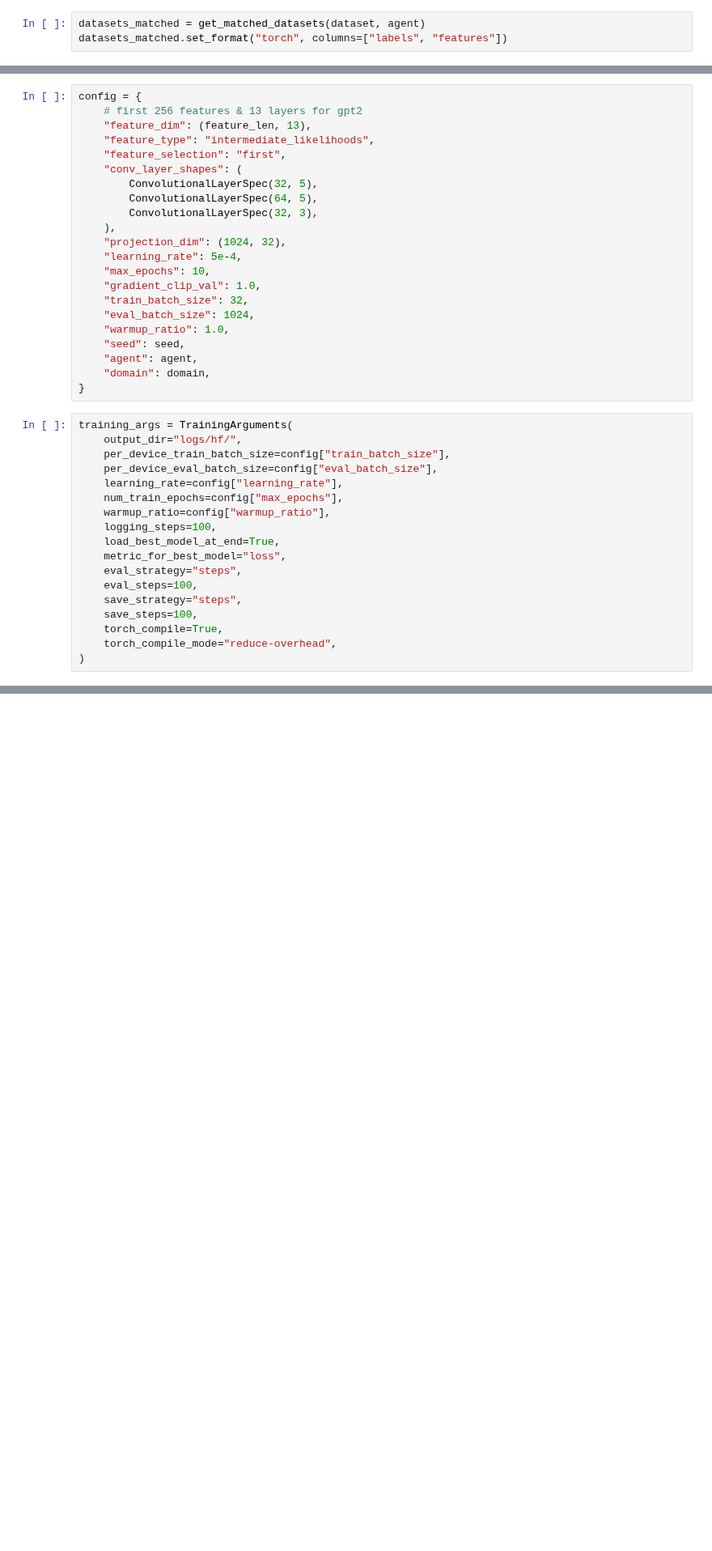
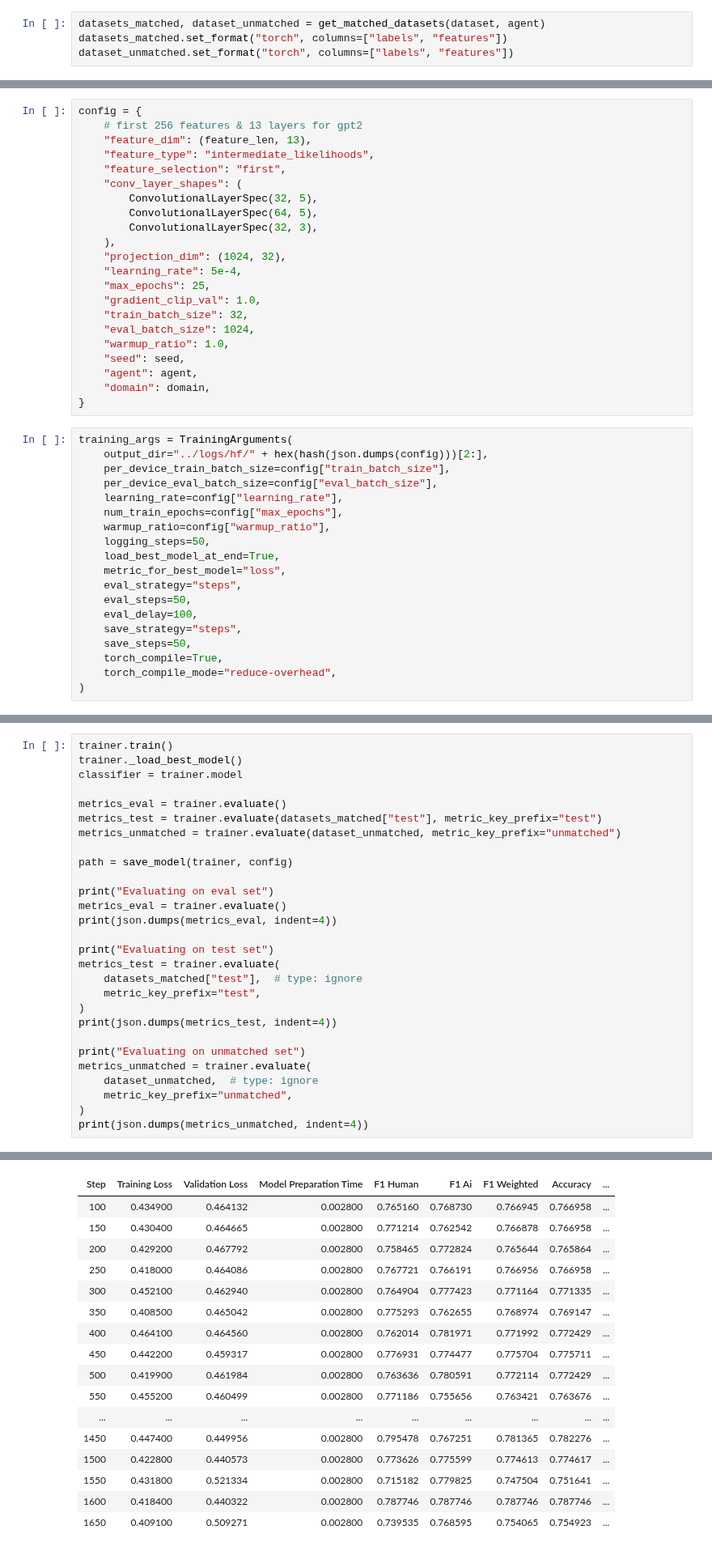
Before and after one commit to TheItCrOw/PrismAI, a Jupyter notebook: src/luminar_accelerate.ipynb, the cells around one changed output, grey strips where cells are left out. Shown at 81% size. Cells and saved outputs as stored; diff of their text form; blank space fills up the shorter version.

```diff
--- a/src/luminar_accelerate.ipynb
+++ b/src/luminar_accelerate.ipynb
@@ -164,3 +78,4 @@ dataset: Dataset = (
 # %%
-datasets_matched = get_matched_datasets(dataset, agent)
+datasets_matched, dataset_unmatched = get_matched_datasets(dataset, agent)
 datasets_matched.set_format("torch", columns=["labels", "features"])
+dataset_unmatched.set_format("torch", columns=["labels", "features"])
@@ -177,7 +109,7 @@ config = {
     ),
     "projection_dim": (1024, 32),
     "learning_rate": 5e-4,
-    "max_epochs": 10,
+    "max_epochs": 25,
     "gradient_clip_val": 1.0,
     "train_batch_size": 32,
     "eval_batch_size": 1024,
@@ -188,19 +120,20 @@ config = {
 }
 # %%
 training_args = TrainingArguments(
-    output_dir="logs/hf/",
+    output_dir="../logs/hf/" + hex(hash(json.dumps(config)))[2:],
     per_device_train_batch_size=config["train_batch_size"],
     per_device_eval_batch_size=config["eval_batch_size"],
     learning_rate=config["learning_rate"],
     num_train_epochs=config["max_epochs"],
     warmup_ratio=config["warmup_ratio"],
-    logging_steps=100,
+    logging_steps=50,
     load_best_model_at_end=True,
     metric_for_best_model="loss",
     eval_strategy="steps",
-    eval_steps=100,
+    eval_steps=50,
+    eval_delay=100,
     save_strategy="steps",
-    save_steps=100,
+    save_steps=50,
     torch_compile=True,
     torch_compile_mode="reduce-overhead",
 )
@@ -368,0 +288,29 @@ early stopping required metric_for_best_model, but did not find eval_loss so ear
+# %%
+trainer.train()
+trainer._load_best_model()
+classifier = trainer.model
+
+metrics_eval = trainer.evaluate()
+metrics_test = trainer.evaluate(datasets_matched["test"], metric_key_prefix="test")
+metrics_unmatched = trainer.evaluate(dataset_unmatched, metric_key_prefix="unmatched")
+
+path = save_model(trainer, config)
+
+print("Evaluating on eval set")
+metrics_eval = trainer.evaluate()
+print(json.dumps(metrics_eval, indent=4))
+
+print("Evaluating on test set")
+metrics_test = trainer.evaluate(
+    datasets_matched["test"],  # type: ignore
+    metric_key_prefix="test",
+)
+print(json.dumps(metrics_test, indent=4))
+
+print("Evaluating on unmatched set")
+metrics_unmatched = trainer.evaluate(
+    dataset_unmatched,  # type: ignore
+    metric_key_prefix="unmatched",
+)
+print(json.dumps(metrics_unmatched, indent=4))
+# %% [output]
@@ -368,0 +318,17 @@ early stopping required metric_for_best_model, but did not find eval_loss so ear
+| Step | Training Loss | Validation Loss | Model Preparation Time | F1 Human | F1 Ai | F1 Weighted | Accuracy | ... |
+| 100 | 0.434900 | 0.464132 | 0.002800 | 0.765160 | 0.768730 | 0.766945 | 0.766958 | ... |
+| 150 | 0.430400 | 0.464665 | 0.002800 | 0.771214 | 0.762542 | 0.766878 | 0.766958 | ... |
+| 200 | 0.429200 | 0.467792 | 0.002800 | 0.758465 | 0.772824 | 0.765644 | 0.765864 | ... |
+| 250 | 0.418000 | 0.464086 | 0.002800 | 0.767721 | 0.766191 | 0.766956 | 0.766958 | ... |
+| 300 | 0.452100 | 0.462940 | 0.002800 | 0.764904 | 0.777423 | 0.771164 | 0.771335 | ... |
+| 350 | 0.408500 | 0.465042 | 0.002800 | 0.775293 | 0.762655 | 0.768974 | 0.769147 | ... |
+| 400 | 0.464100 | 0.464560 | 0.002800 | 0.762014 | 0.781971 | 0.771992 | 0.772429 | ... |
+| 450 | 0.442200 | 0.459317 | 0.002800 | 0.776931 | 0.774477 | 0.775704 | 0.775711 | ... |
+| 500 | 0.419900 | 0.461984 | 0.002800 | 0.763636 | 0.780591 | 0.772114 | 0.772429 | ... |
+| 550 | 0.455200 | 0.460499 | 0.002800 | 0.771186 | 0.755656 | 0.763421 | 0.763676 | ... |
+| ... | ... | ... | ... | ... | ... | ... | ... | ... |
+| 1450 | 0.447400 | 0.449956 | 0.002800 | 0.795478 | 0.767251 | 0.781365 | 0.782276 | ... |
+| 1500 | 0.422800 | 0.440573 | 0.002800 | 0.773626 | 0.775599 | 0.774613 | 0.774617 | ... |
+| 1550 | 0.431800 | 0.521334 | 0.002800 | 0.715182 | 0.779825 | 0.747504 | 0.751641 | ... |
+| 1600 | 0.418400 | 0.440322 | 0.002800 | 0.787746 | 0.787746 | 0.787746 | 0.787746 | ... |
+| 1650 | 0.409100 | 0.509271 | 0.002800 | 0.739535 | 0.768595 | 0.754065 | 0.754923 | ... |
```
Also changed, not shown: parts of 23 cells of this notebook.
